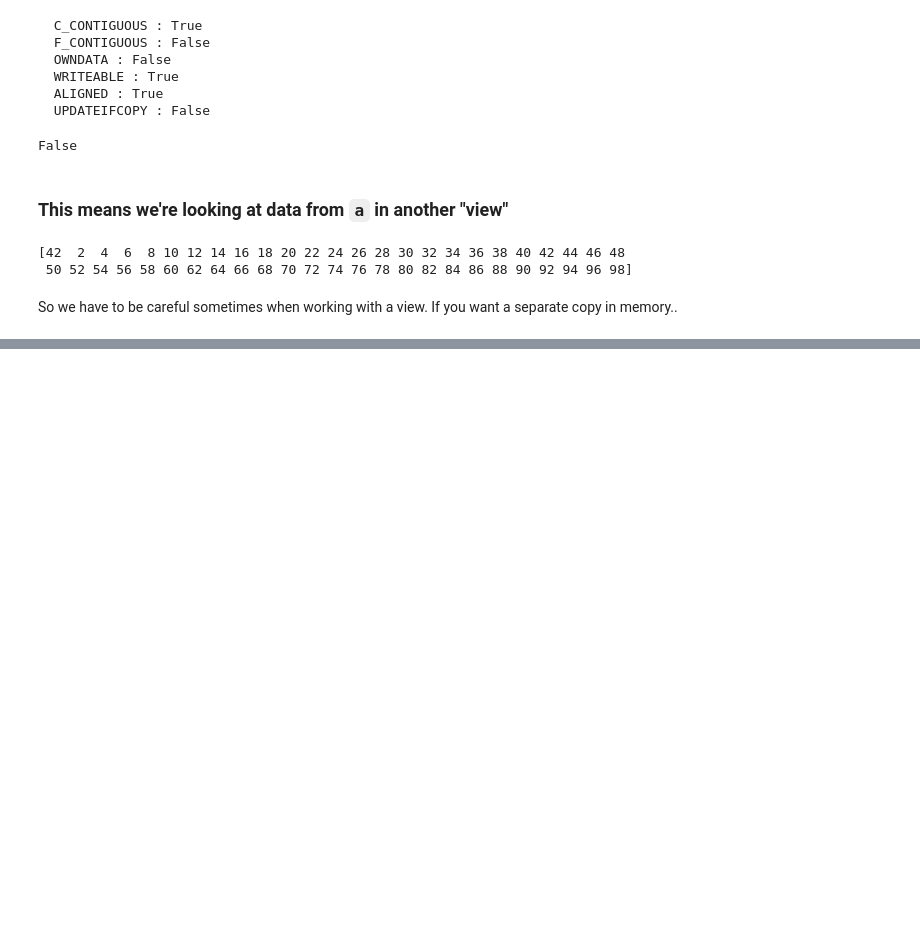
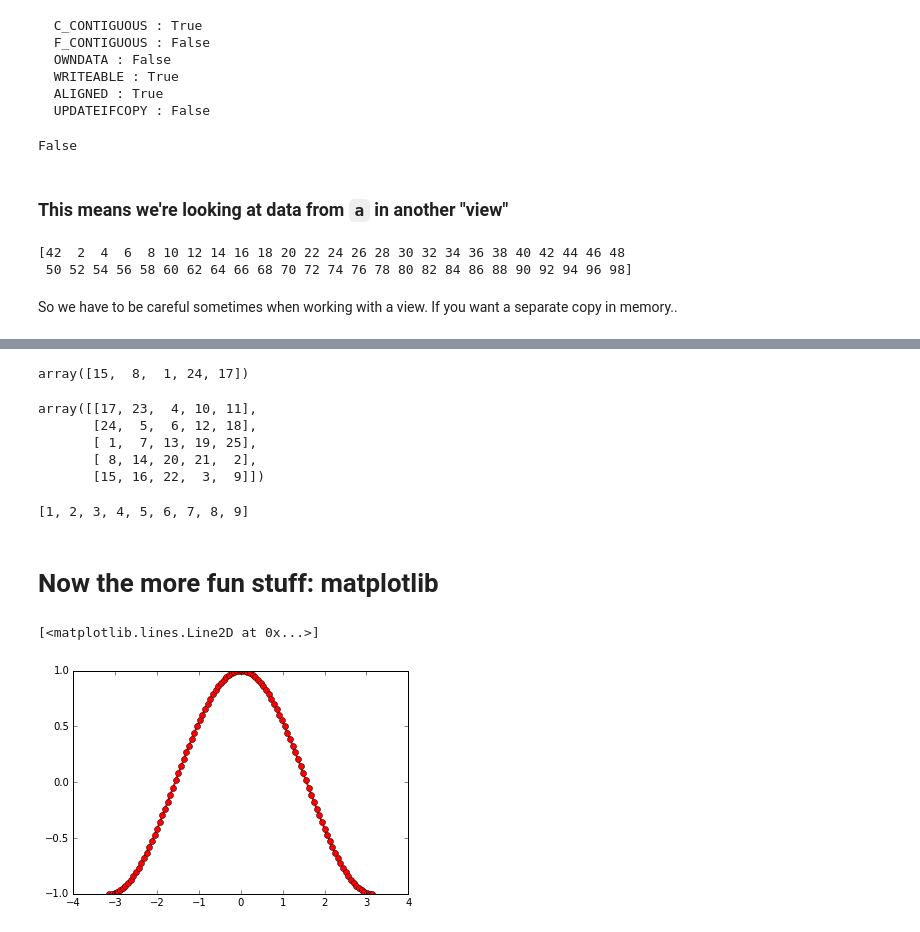
Before and after one commit to chrismullins/Presentations, a Jupyter notebook: Numpy_Matplotlib_Intro/numpy_mpl_tutorial.ipynb, the cells around one changed output, grey strips where cells are left out. Cells and saved outputs as stored; diff of their text form; code cells hidden in the pictures; blank space fills up the shorter version.

Commit message:
Added more to numpy matplotlib intro

```diff
--- a/Numpy_Matplotlib_Intro/numpy_mpl_tutorial.ipynb
+++ b/Numpy_Matplotlib_Intro/numpy_mpl_tutorial.ipynb
@@ -114,0 +223,18 @@ b = a.copy()
+# %%
+mag[0][::-1] # reverse the first row
+# %% [output]
+array([15,  8,  1, 24, 17])
+# %%
+mag.T # transpose
+# %% [output]
+array([[17, 23,  4, 10, 11],
+       [24,  5,  6, 12, 18],
+       [ 1,  7, 13, 19, 25],
+       [ 8, 14, 20, 21,  2],
+       [15, 16, 22,  3,  9]])
+# %%
+sorted(mag[mag<10]) # which values are under 10? (Now's a good time to show sorting)
+# %% [output]
+[1, 2, 3, 4, 5, 6, 7, 8, 9]
+# %% [markdown]
+# Now the more fun stuff: matplotlib
@@ -114,0 +244,7 @@ b = a.copy()
+# %%
+x = np.linspace(-np.pi, np.pi, 100)
+y = np.cos(x)
+plt.plot(x,y, '-o', c='red', lw=2, label='bla')  # plots a line
+# %% [output]
+[<matplotlib.lines.Line2D at 0x...>]
+[figure, added]
```
Also changed, not shown: parts of 20 cells of this notebook.
